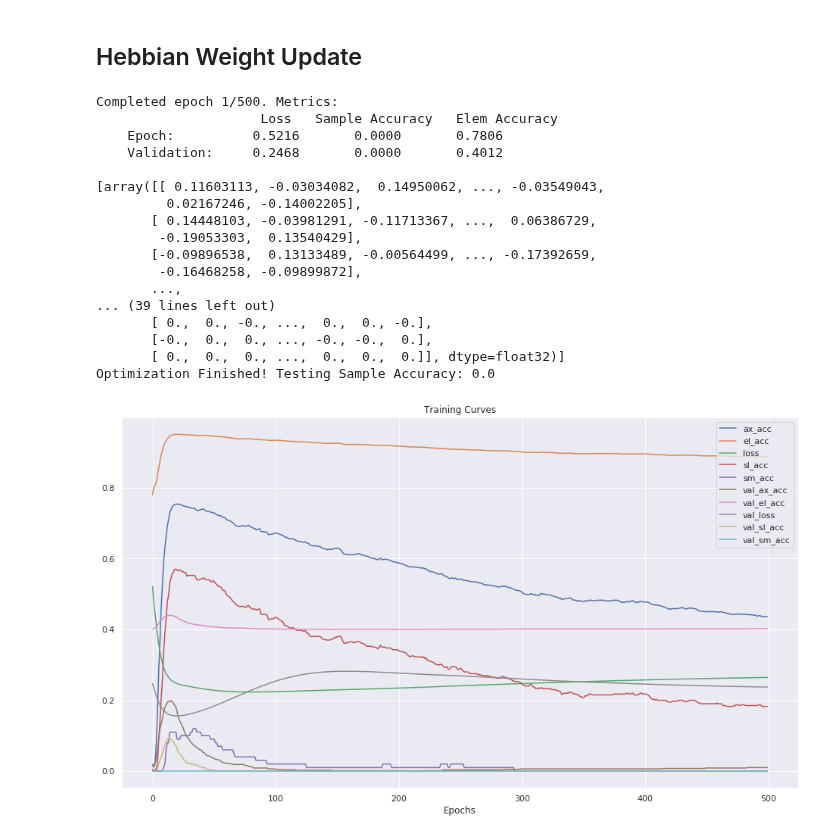
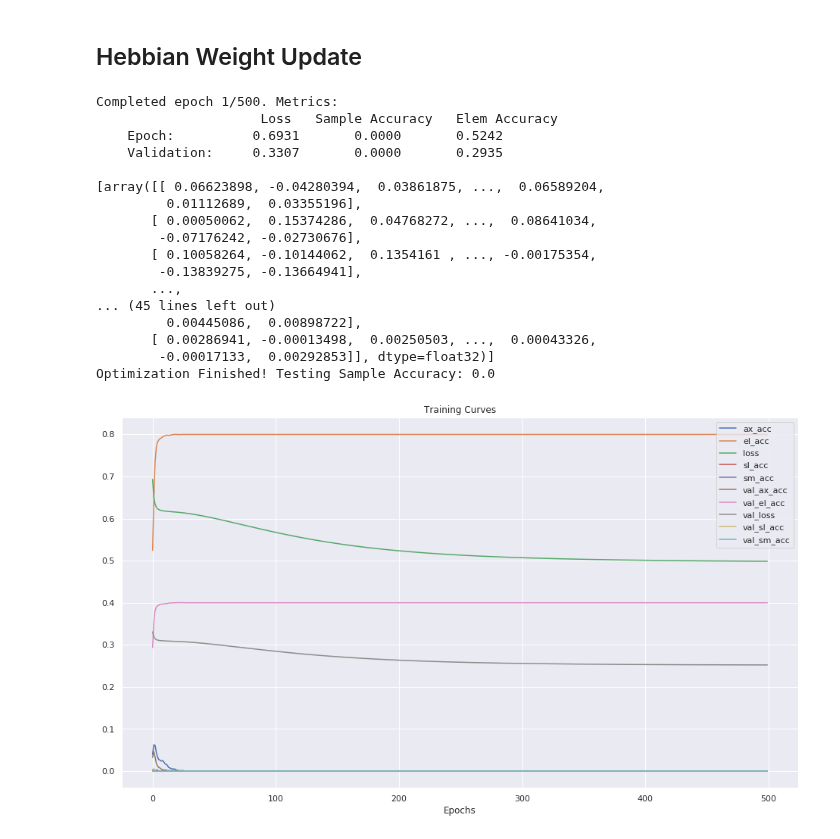
Before and after one commit to apra93/leabra-tf, a Jupyter notebook: docs/source/notebooks/0.6-Hebbian-Learning.ipynb, the cells around one changed output. Saved outputs shown, nothing was run; the diff lists cells and outputs as text; code cells hidden in the pictures.

```diff
--- a/docs/source/notebooks/0.6-Hebbian-Learning.ipynb
+++ b/docs/source/notebooks/0.6-Hebbian-Learning.ipynb
@@ -428,7 +428,7 @@ tf.reset_default_graph()
 init_ops = []
 # %%
 class HebbianModel(OReillyModel):
-    def __init__(self, inputs, name='hebb_model', k=0.001, *args, **kwargs):
+    def __init__(self, inputs, name='hebb_model', k=0.02, *args, **kwargs):
         super().__init__(inputs, name=name, *args, **kwargs)
         self.k = k
 
@@ -454,8 +454,8 @@ class HebbianModel(OReillyModel):
 
     def hebbian_update(self):
         with tf.variable_scope(self.name):
-            self.hebb_assign_h1 = self.weights['h1'].assign(self.weights['h1'] - self.k*self.w_h1_delta)
-            self.hebb_assign_out = self.weights['out'].assign(self.weights['out'] - self.k*self.w_out_delta)
+            self.hebb_assign_h1 = self.weights['h1'].assign(self.weights['h1'] - self.k*alpha_ph*self.w_h1_delta)
+            self.hebb_assign_out = self.weights['out'].assign(self.weights['out'] - self.k*alpha_ph*self.w_out_delta)
             return [self.hebb_assign_h1, self.hebb_assign_out]
 # %%
 with tf.device(TF_DEVICE):
@@ -574,30 +574,30 @@ def train_hebbian(sess, lr=ALPHA, epochs=EPOCHS, n_updates=N_UPDATES,
 # %%
 def exp_test():
     model.k = 0
     sess = new_session()
     metrics_list = []
     for i in range(1):
-        metrics_list.append(train_hebbian(sess, lr=1.0, epochs=EPOCHS, n_updates=3, init_ops=init_ops))
+        metrics_list.append(train_hebbian(sess, lr=.01, epochs=EPOCHS, n_updates=3, init_ops=init_ops))
     return metrics_list
 metrics = exp_test()
 plt_metrics.plot_df_metrics(pd.DataFrame(metrics), title='Training Curves')
 plt.show()
 # %% [output]
 Completed epoch 1/500. Metrics:
                      Loss   Sample Accuracy   Elem Accuracy
-    Epoch:          0.5216       0.0000       0.7806
-    Validation:     0.2468       0.0000       0.4012
+    Epoch:          0.6931       0.0000       0.5242
+    Validation:     0.3307       0.0000       0.2935
 
-[array([[ 0.11603113, -0.03034082,  0.14950062, ..., -0.03549043,
-         0.02167246, -0.14002205],
-       [ 0.14448103, -0.03981291, -0.11713367, ...,  0.06386729,
-        -0.19053303,  0.13540429],
-       [-0.09896538,  0.13133489, -0.00564499, ..., -0.17392659,
-        -0.16468258, -0.09899872],
+[array([[ 0.06623898, -0.04280394,  0.03861875, ...,  0.06589204,
+         0.01112689,  0.03355196],
+       [ 0.00050062,  0.15374286,  0.04768272, ...,  0.08641034,
+        -0.07176242, -0.02730676],
+       [ 0.10058264, -0.10144062,  0.1354161 , ..., -0.00175354,
+        -0.13839275, -0.13664941],
        ...,
-... (39 lines left out)
-       [ 0.,  0., -0., ...,  0.,  0., -0.],
-       [-0.,  0.,  0., ..., -0., -0.,  0.],
-       [ 0.,  0.,  0., ...,  0.,  0.,  0.]], dtype=float32)]
+... (45 lines left out)
+         0.00445086,  0.00898722],
+       [ 0.00286941, -0.00013498,  0.00250503, ...,  0.00043326,
+        -0.00017133,  0.00292853]], dtype=float32)]
 Optimization Finished! Testing Sample Accuracy: 0.0
-[figure, old version]
+[figure, new version]
```
Also changed, not shown: parts of 1 cell of this notebook.
